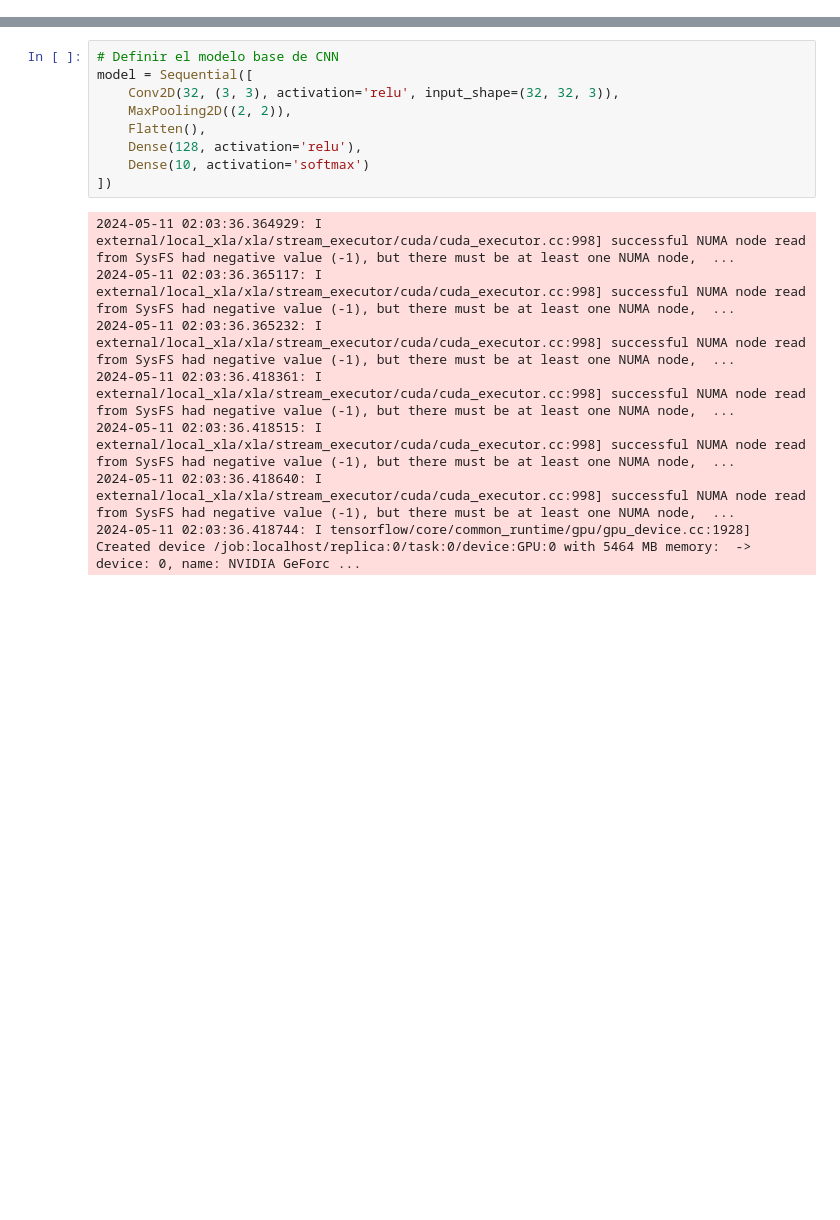
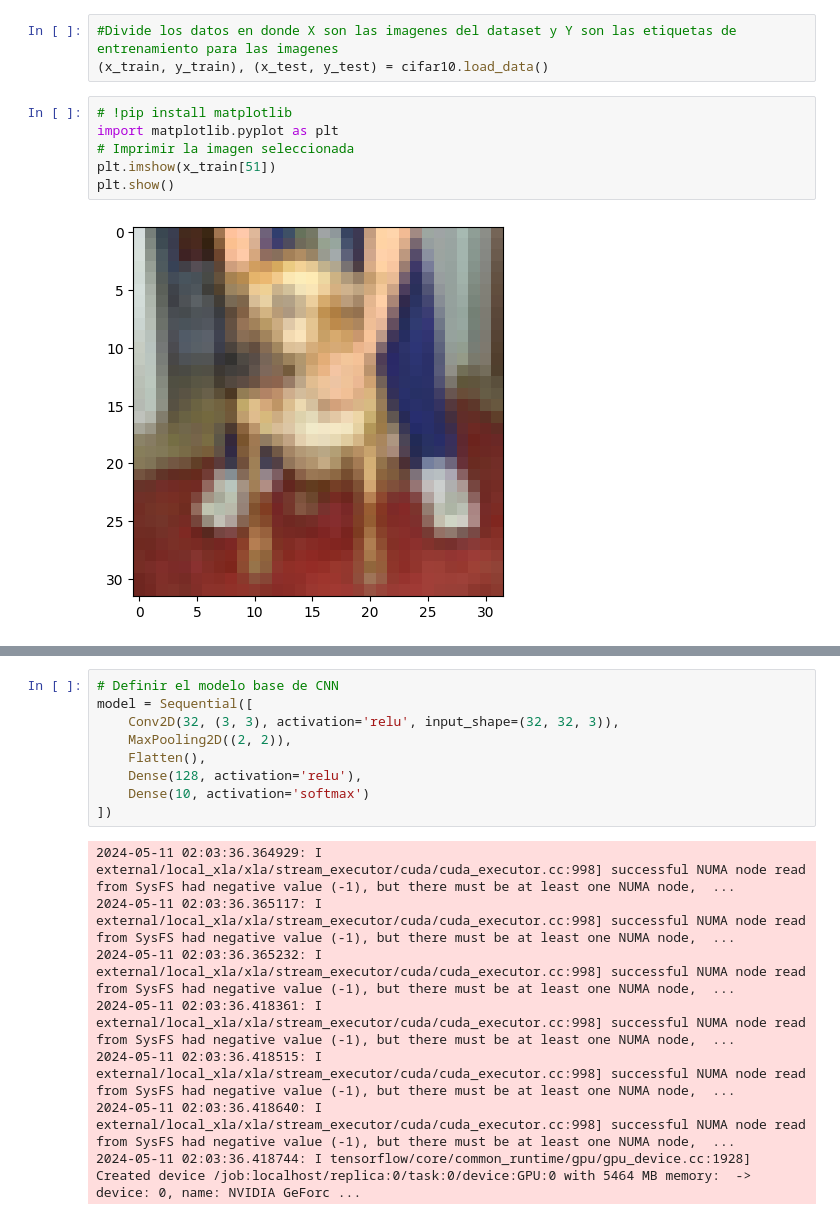
Before and after one commit to 5100-chap/Actividad2.5M, a Jupyter notebook: act_2_5_source.ipynb, the cells around one changed output, grey strips where cells are left out. Drawn from its saved outputs; the diff is of its cells as text; blank space fills up the shorter version.

```diff
--- a/act_2_5_source.ipynb
+++ b/act_2_5_source.ipynb
@@ -21,0 +41,11 @@ Num GPUs Available:  1
+# %%
+#Divide los datos en donde X son las imagenes del dataset y Y son las etiquetas de entrenamiento para las imagenes
+(x_train, y_train), (x_test, y_test) = cifar10.load_data()
+# %%
+# !pip install matplotlib
+import matplotlib.pyplot as plt
+# Imprimir la imagen seleccionada
+plt.imshow(x_train[51])
+plt.show()
+# %% [output]
+[figure, added]
```
Also changed, not shown: parts of 28 cells of this notebook.
